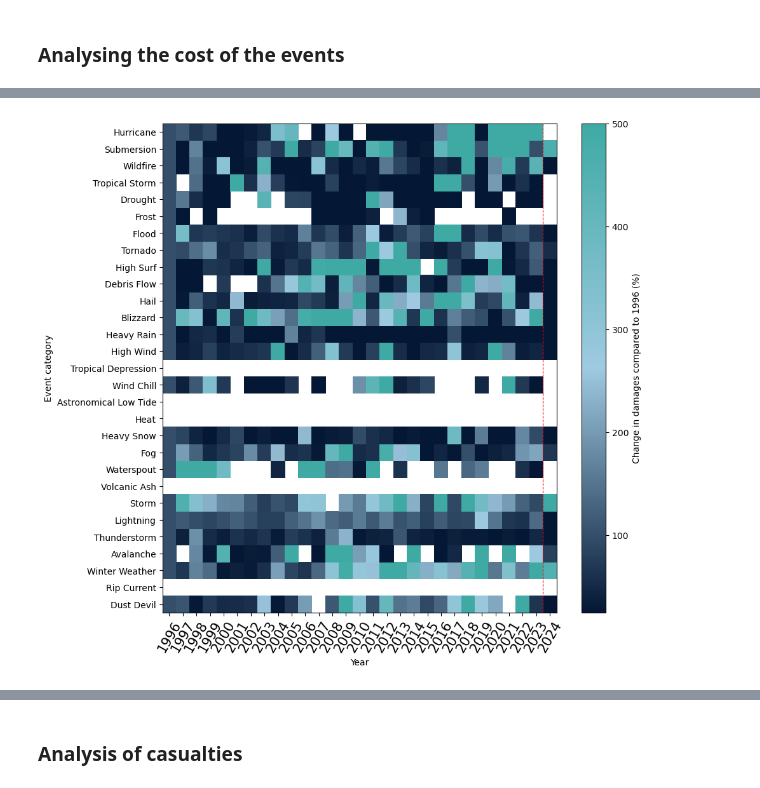
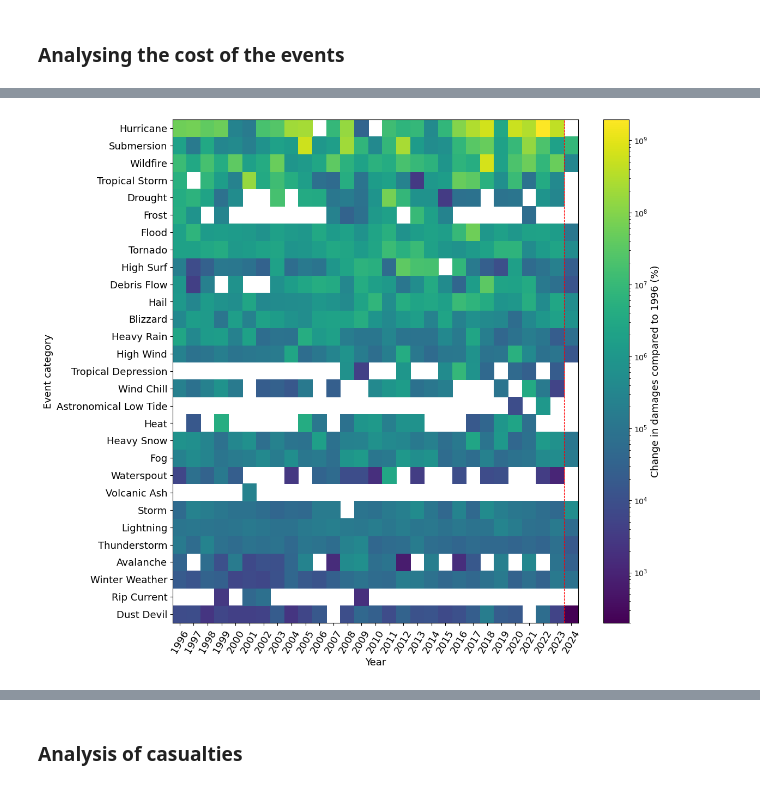
Before and after one commit to EtienneCap/USHazardModelling, a Jupyter notebook: Notebooks/exploratory_data_analysis.ipynb, the cells around one changed output, grey strips where cells are left out. Cells and saved outputs as stored; diff of their text form; code cells hidden in the pictures.

```diff
--- a/Notebooks/exploratory_data_analysis.ipynb
+++ b/Notebooks/exploratory_data_analysis.ipynb
@@ -123,7 +127,7 @@ cost = storm_data.loc[(storm_data["YEAR"]>1995 )& (storm_data["DISCOUNT_DAMAGE_P
 cost.replace(to_replace = [0], value = np.nan, inplace = True)
 
 # Normalisation
-cost = cost/cost.iloc[0, :] * 100
+# cost = cost/cost.iloc[0, :] * 100
 # %%
 sort_index = storm_data.loc[(storm_data["DISCOUNT_DAMAGE_PROPERTY"] != 0)].groupby(["EVENT_CAT"])["DISCOUNT_DAMAGE_PROPERTY"].mean()
 sort_index = dict(sorted(sort_index.items(), key=lambda item: item[1], reverse = False))
@@ -146,22 +151,22 @@ cost.head()
 5 rows × 29 columns
 # %%
 ## Plotting the evolution of the costs with time
-
+ftsize = 13
 # plt.rcParams.update({'font.size': 10}) # changes the default fontsize of matplotlib plots
 cmap = clr.LinearSegmentedColormap.from_list('custom blue', ['#041734',"#9FCAE1", '#3FAAA4'], N=256) #9FCAE1
 
-plt.figure(figsize=(10,10))
-plt.pcolor(cost, vmin = 25, vmax = 500, cmap = cmap)# norm = LogNorm(vmin = cost.min(axis = None), vmax = cost.max(axis = None)))
-plt.xticks(ticks = 0.5+np.arange(len(cost.columns)), labels = cost.columns, rotation = 60, fontsize = 15)
-plt.yticks(ticks = 0.5+np.arange(len(cost.index)), labels = cost.index)#, fontsize = 15)
-a = plt.colorbar(shrink = 1, label = "Change in damages compared to 1996 (%)")
+ax = plt.figure(figsize=(12,12))
+plt.pcolor(cost, norm = LogNorm(vmin = cost.min(axis = None), vmax = cost.max(axis = None)))
+plt.yticks(ticks = 0.5+np.arange(len(cost.index)), labels = cost.index, fontsize = ftsize)
+plt.xticks(ticks = 0.5+np.arange(len(cost.columns)), labels = cost.columns, rotation = 60, fontsize = ftsize)
+a = plt.colorbar(shrink = 1,).set_label(label = "Change in damages compared to 1996 (%)",size=ftsize)
 plt.axvline(x = len(cost.columns)-1, c = "red", linestyle = "dashed", linewidth = 0.8)
 
-plt.xlabel("Year")#, fontdict = {"size":15})
-plt.ylabel("Event category")#, fontdict = {"size":15})
+plt.xlabel("Year", fontdict = {"size":ftsize})
+plt.ylabel("Event category", fontdict = {"size":ftsize})
 plt.show();
 # %% [output]
-[figure, old version]
+[figure, new version]
 # %%
 storm_data.loc[storm_data["EPISODE_ID"] == 174632.0].head() ## Ian Hurricane 30/09/2022
 # %% [output]
```
Also changed, not shown: parts of 27 cells of this notebook, 3 other files.
